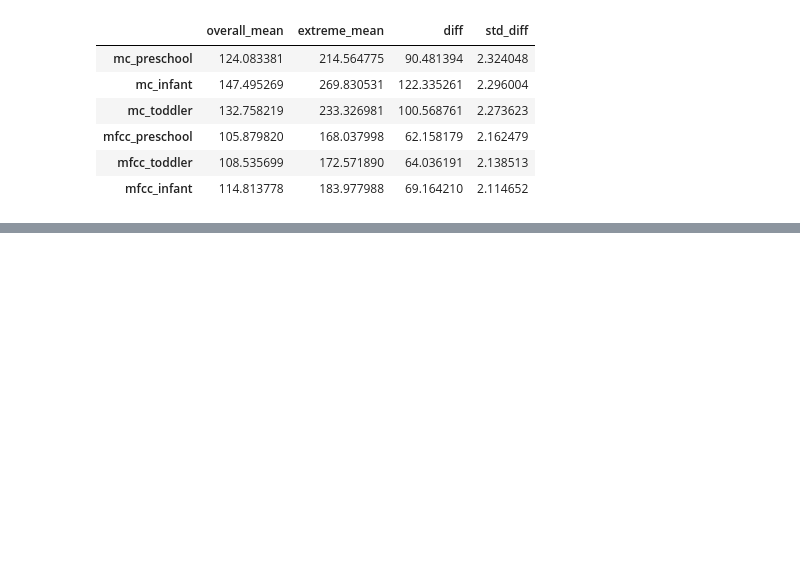
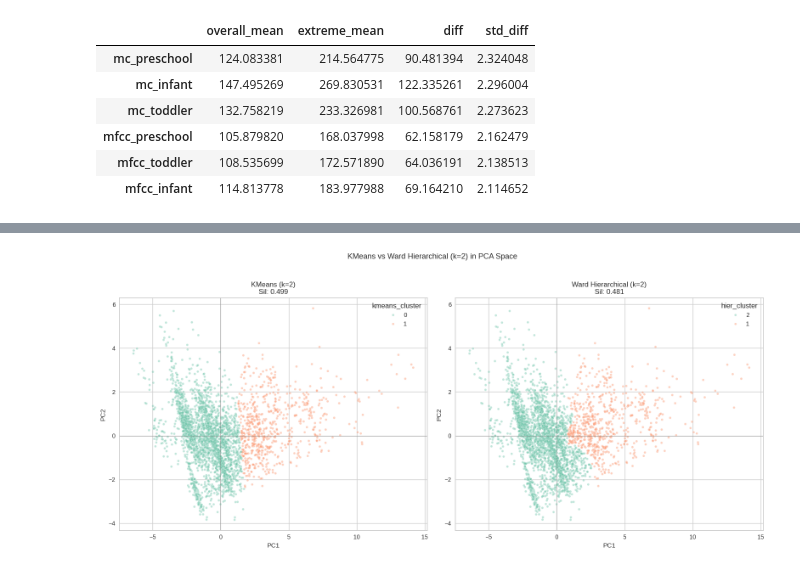
Before and after one commit to thekaitran/BA775-FallProject-KT, a Jupyter notebook: M2_FILES/Kai_Tran_ProjectM2_Q1_BA820_Team_4_Childcare_Costs.ipynb, the cells around one changed output, grey strips where cells are left out. Cells and saved outputs as stored; diff of their text form; code cells hidden in the pictures; blank space fills up the shorter version.

```diff
--- a/M2_FILES/Kai_Tran_ProjectM2_Q1_BA820_Team_4_Childcare_Costs.ipynb
+++ b/M2_FILES/Kai_Tran_ProjectM2_Q1_BA820_Team_4_Childcare_Costs.ipynb
@@ -834,0 +933,12 @@ Top drivers of extremity (largest |standardized difference|):
+# %%
+# Cut at k=2 and Check Cluster Sizes
+# Ward k=2
+df_avg['hier_cluster'] = fcluster(Z, 2, criterion='maxclust').astype(str)
+print("Ward Hierarchical (k=2):")
+print(df_avg['hier_cluster'].value_counts())
+
+# KMeans k=2
+km = KMeans(n_clusters=2, random_state=42, n_init=25)
+df_avg['kmeans_cluster'] = km.fit_predict(X_hier).astype(str)
+print("\nKMeans (k=2):")
+print(df_avg['kmeans_cluster'].value_counts())
@@ -834,0 +957,28 @@ Top drivers of extremity (largest |standardized difference|):
+# %%
+# Comparision KMeans vs Hierarchical in PCA Space
+
+fig, axes = plt.subplots(1, 2, figsize=(16, 7))
+
+# KMeans
+sns.scatterplot(x=X_hier[:, 0], y=X_hier[:, 1],
+                hue=df_avg['kmeans_cluster'], palette='Set2', alpha=0.4, s=15, ax=axes[0])
+axes[0].set_title(f"KMeans (k=2)\nSil: {silhouette_score(X_hier, df_avg['kmeans_cluster'].astype(int)):.3f}")
+axes[0].set_xlabel("PC1")
+axes[0].set_ylabel("PC2")
+axes[0].axhline(0, lw=0.5, c='gray')
+axes[0].axvline(0, lw=0.5, c='gray')
+
+# Hierarchical
+sns.scatterplot(x=X_hier[:, 0], y=X_hier[:, 1],
+                hue=df_avg['hier_cluster'], palette='Set2', alpha=0.4, s=15, ax=axes[1])
+axes[1].set_title(f"Ward Hierarchical (k=2)\nSil: {silhouette_score(X_hier, df_avg['hier_cluster'].astype(int)):.3f}")
+axes[1].set_xlabel("PC1")
+axes[1].set_ylabel("PC2")
+axes[1].axhline(0, lw=0.5, c='gray')
+axes[1].axvline(0, lw=0.5, c='gray')
+
+plt.suptitle("KMeans vs Ward Hierarchical (k=2) in PCA Space", fontsize=13, y=1.02)
+plt.tight_layout()
+plt.show()
+# %% [output]
+[figure, added]
```
Also changed, not shown: parts of 12 cells of this notebook.
